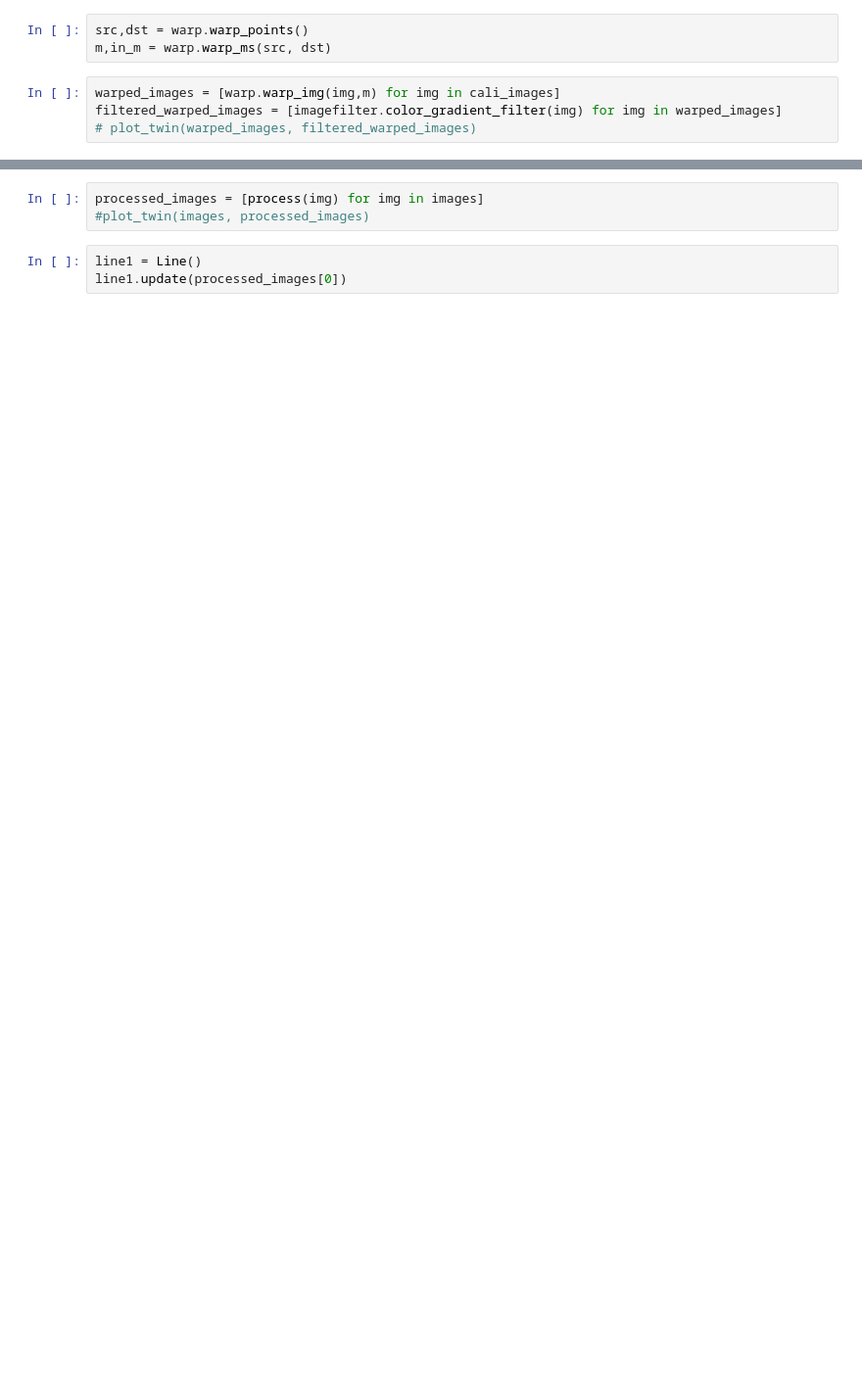
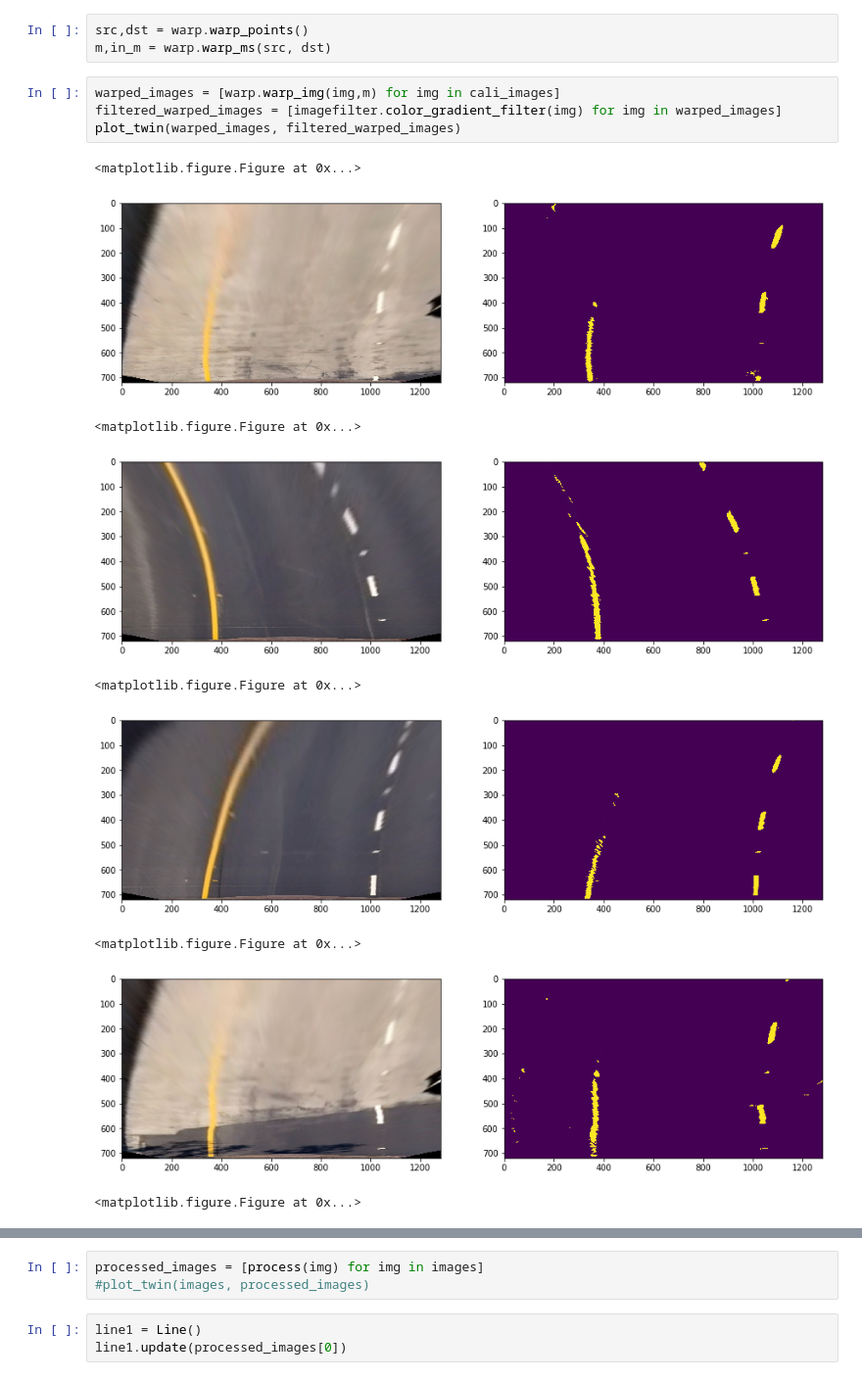
Before and after one commit to BenRR/Car-P4, a Jupyter notebook: pipeline.ipynb, the cells around one changed output, grey strips where cells are left out. Shown at 98% size. Saved outputs shown, nothing was run; the diff lists cells and outputs as text; blank space fills up the shorter version.

```diff
--- a/pipeline.ipynb
+++ b/pipeline.ipynb
@@ -50,4 +74,14 @@ m,in_m = warp.warp_ms(src, dst)
 # %%
 warped_images = [warp.warp_img(img,m) for img in cali_images]
 filtered_warped_images = [imagefilter.color_gradient_filter(img) for img in warped_images]
-# plot_twin(warped_images, filtered_warped_images)
+plot_twin(warped_images, filtered_warped_images)
+# %% [output]
+<matplotlib.figure.Figure at 0x...>
+[figure, added]
+<matplotlib.figure.Figure at 0x...>
+[figure, added]
+<matplotlib.figure.Figure at 0x...>
+[figure, added]
+<matplotlib.figure.Figure at 0x...>
+[figure, added]
+<matplotlib.figure.Figure at 0x...>
```
Also changed, not shown: parts of 8 cells of this notebook, 8 other files.
